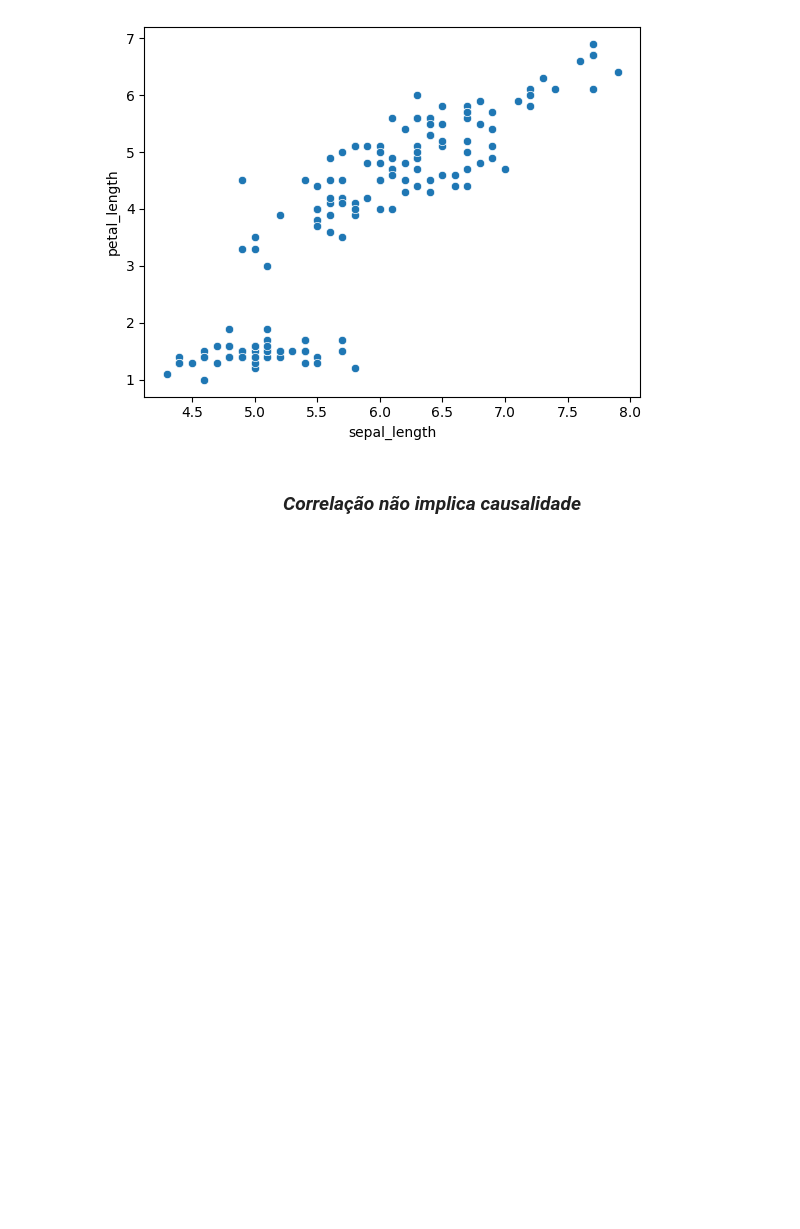
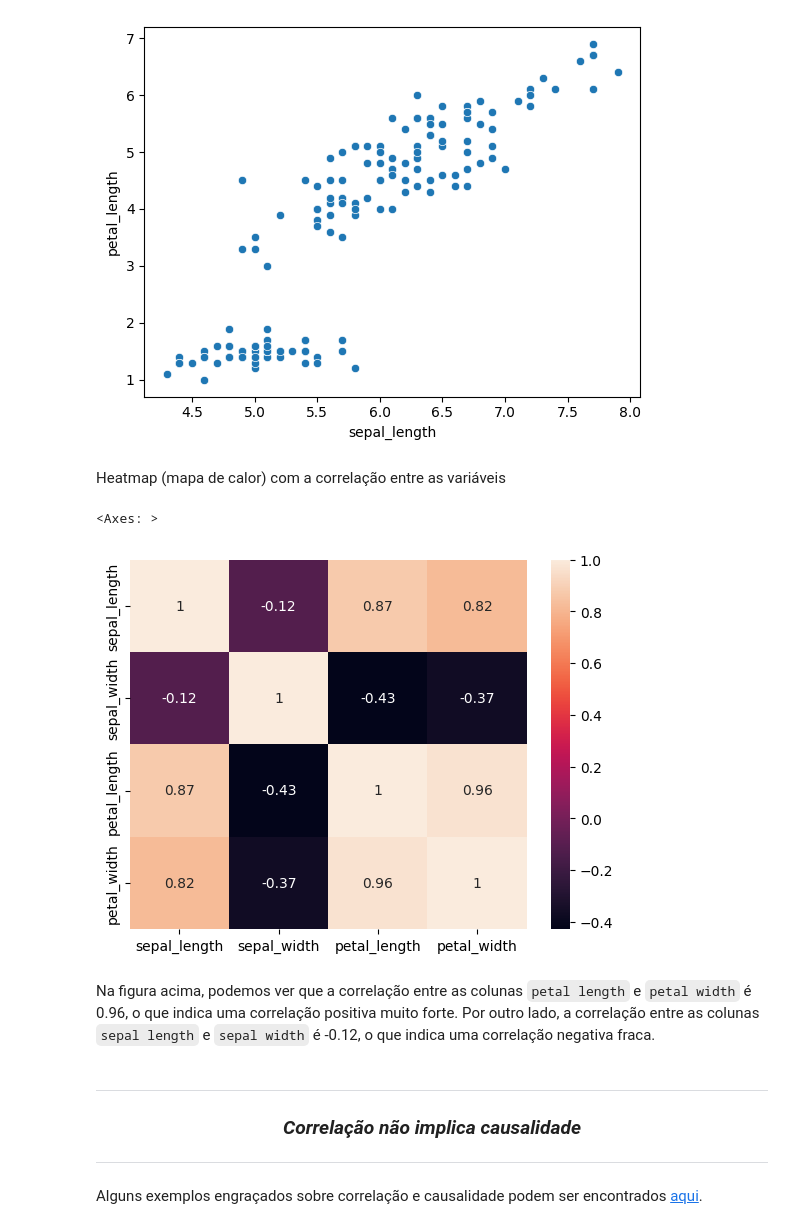
Before and after one commit to vnikoofard/Introduction-to-Data-Science, a Jupyter notebook: 08-Estatistica/1-Estatistica Descritiva/1-Estatistica Descritiva no Python.ipynb, the cells around one changed output. Cells and saved outputs as stored; diff of their text form; code cells hidden in the pictures; blank space fills up the shorter version.

```diff
--- a/08-Estatistica/1-Estatistica Descritiva/1-Estatistica Descritiva no Python.ipynb
+++ b/08-Estatistica/1-Estatistica Descritiva/1-Estatistica Descritiva no Python.ipynb
@@ -353,10 +375,25 @@ plt.show()
 Covariância: 1.2743154362416111
 Correlação: 0.8717537758865831
 [figure]
+# %% [markdown]
+Heatmap (mapa de calor) com a correlação entre as variáveis
+# %%
+sns.heatmap(iris.drop('species', axis=1).corr(), annot=True)
+# %% [output]
+<Axes: >
+[figure, added]
+# %% [markdown]
+Na figura acima, podemos ver que a correlação entre as colunas `petal length` e `petal width` é 0.96, o que indica uma correlação positiva muito forte. Por outro lado, a correlação entre as colunas `sepal length` e `sepal width` é -0.12, o que indica uma correlação negativa fraca.
 # %% [markdown]
+--------------
+
 <div style='text-align:center' >
 <h3> <i>Correlação não implica causalidade <i></h3>
 </div>
+
+----------------
+# %% [markdown]
+Alguns exemplos engraçados sobre correlação e causalidade podem ser encontrados [aqui](https://www.statology.org/correlation-does-not-imply-causation-examples/).
 # %% [markdown]
 ### **Exercícios**:
 
```
Also changed, not shown: parts of 8 cells of this notebook, 1 other file.
